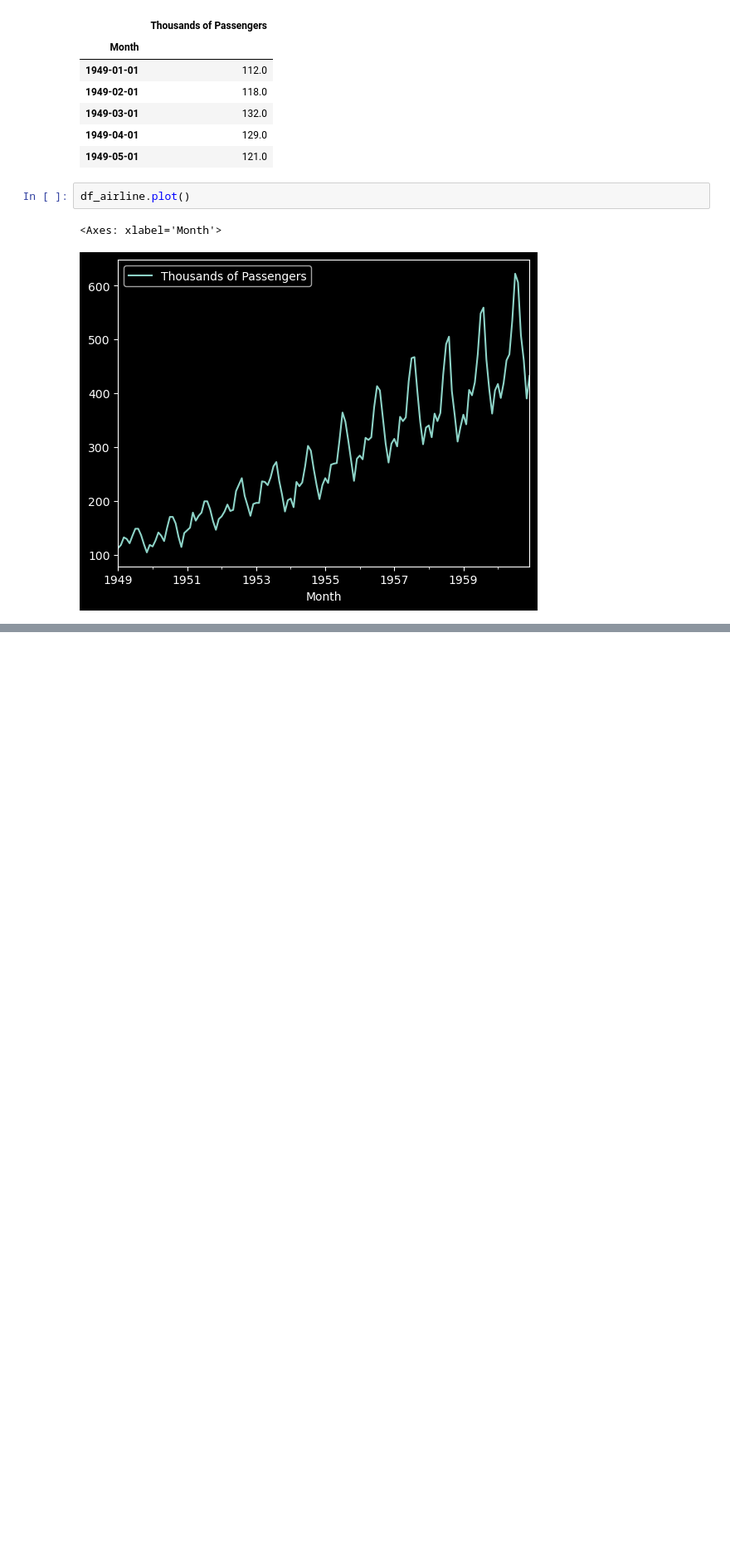
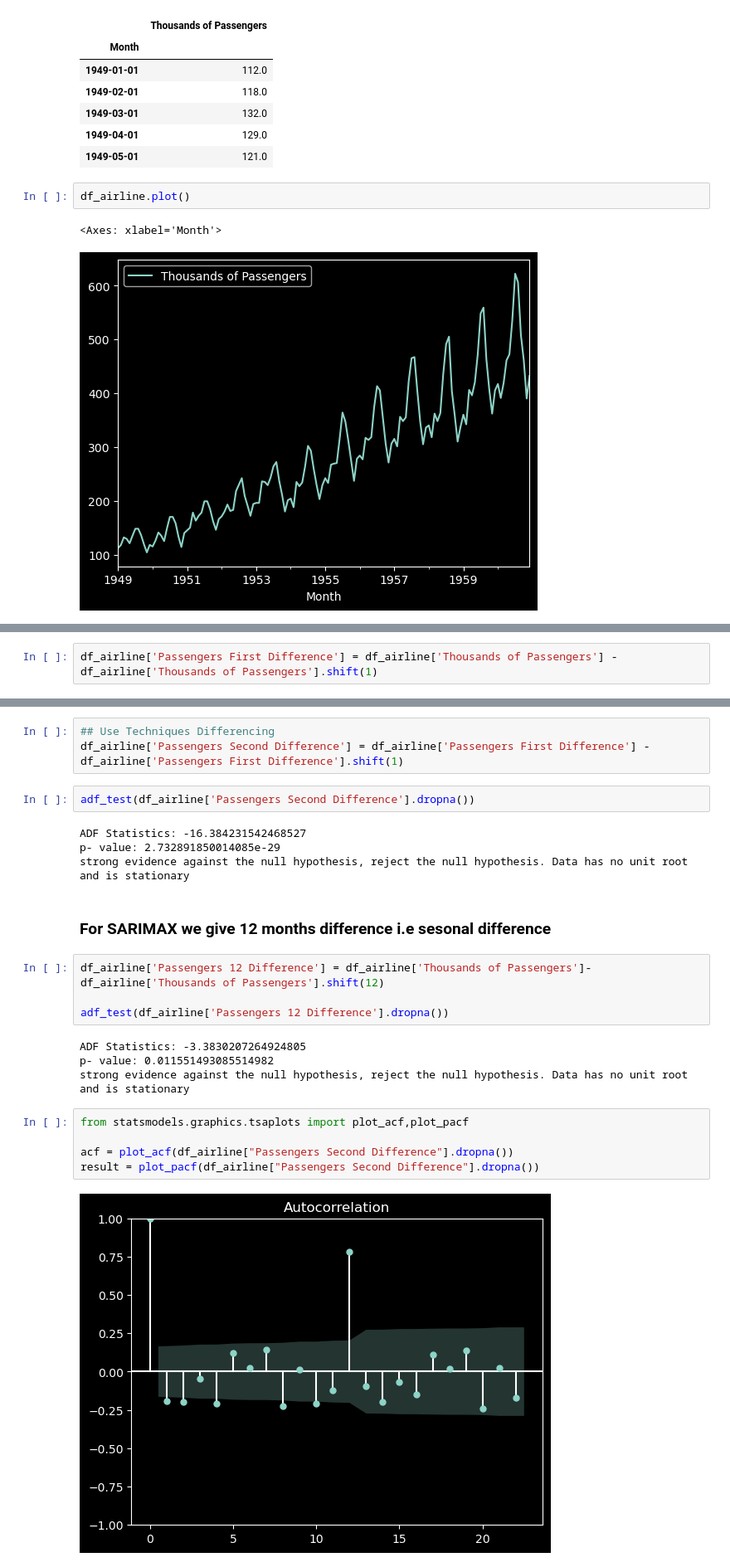
Before and after one commit to ShreyashSingh1/Python-DSM, a Jupyter notebook: Week20/ARIMA.ipynb, the cells around one changed output, grey strips where cells are left out. Shown: that part at 83% size. Drawn from its saved outputs; the diff is of its cells as text; blank space fills up the shorter version.

Commit message:
Implementation of ARIMA and SARIMAX Completed

```diff
--- a/Week20/ARIMA.ipynb
+++ b/Week20/ARIMA.ipynb
@@ -83,0 +108,2 @@ df_airline.plot()
+# %%
+df_airline['Passengers First Difference'] = df_airline['Thousands of Passengers'] - df_airline['Thousands of Passengers'].shift(1)
@@ -83,0 +126,27 @@ df_airline.plot()
+# %%
+## Use Techniques Differencing
+df_airline['Passengers Second Difference'] = df_airline['Passengers First Difference'] - df_airline['Passengers First Difference'].shift(1)
+# %%
+adf_test(df_airline['Passengers Second Difference'].dropna())
+# %% [output]
+ADF Statistics: -16.384231542468527
+p- value: 2.732891850014085e-29
+strong evidence against the null hypothesis, reject the null hypothesis. Data has no unit root and is stationary
+# %% [markdown]
+
+### For SARIMAX we give 12 months difference i.e sesonal difference
+# %%
+df_airline['Passengers 12 Difference'] = df_airline['Thousands of Passengers']-df_airline['Thousands of Passengers'].shift(12)
+
+adf_test(df_airline['Passengers 12 Difference'].dropna())
+# %% [output]
+ADF Statistics: -3.3830207264924805
+p- value: 0.011551493085514982
+strong evidence against the null hypothesis, reject the null hypothesis. Data has no unit root and is stationary
+# %%
+from statsmodels.graphics.tsaplots import plot_acf,plot_pacf
+
+acf = plot_acf(df_airline["Passengers Second Difference"].dropna())
+result = plot_pacf(df_airline["Passengers Second Difference"].dropna())
+# %% [output]
+[figure, added]
```
Also changed, not shown: parts of 29 cells of this notebook.
